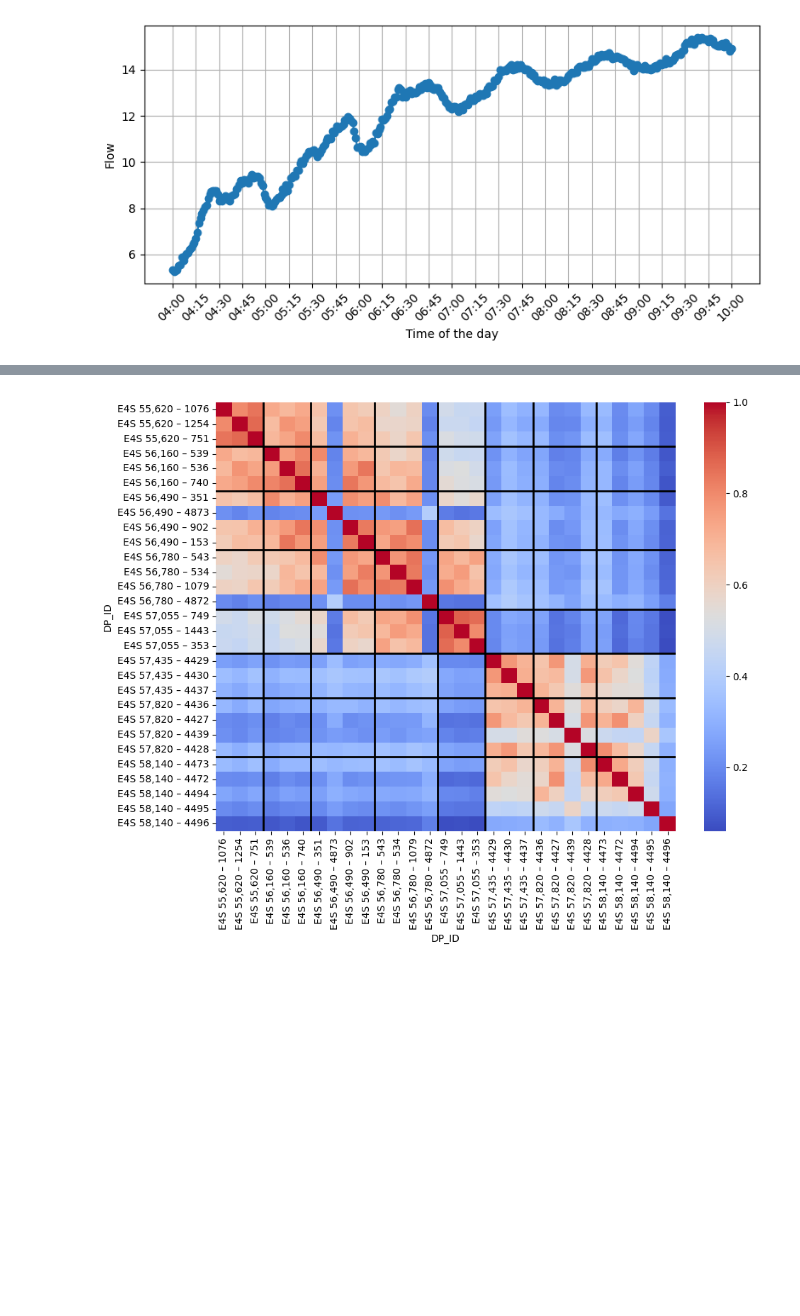
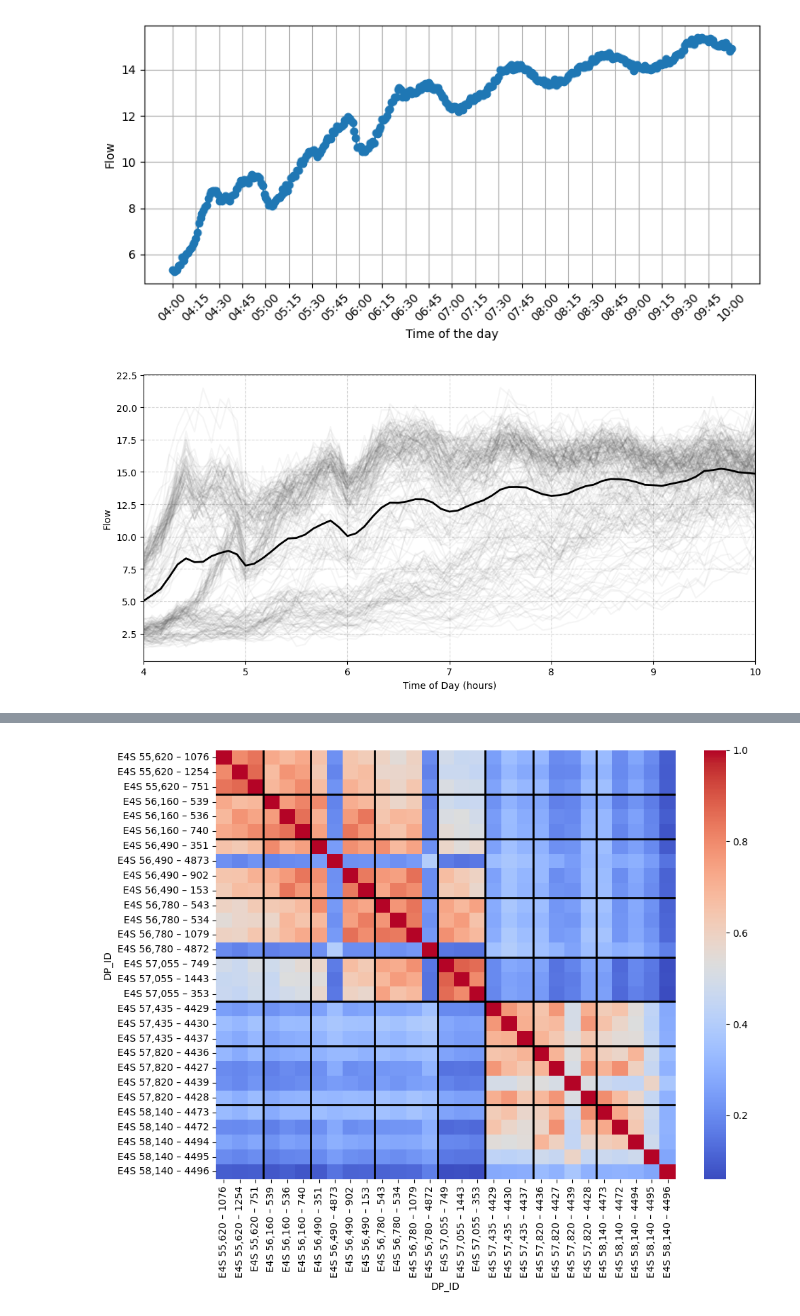
Before and after one commit to Jojo18-20/Project_AI_Transportation, a Jupyter notebook: data_exploration.ipynb, the cells around one changed output, grey strips where cells are left out. Drawn from its saved outputs; the diff is of its cells as text; code cells hidden in the pictures; blank space fills up the shorter version.

```diff
--- a/data_exploration.ipynb
+++ b/data_exploration.ipynb
@@ -133,0 +142,27 @@ df['PORTAL_clean'] = df['PORTAL'].apply(
+# %%
+#graph over day (
+df_graph=df.copy()
+df_graph['Minutes'] = df_graph['Datetime'].dt.hour * 60 + df_graph['Datetime'].dt.minute
+df_graph['Minutes_5'] = (df_graph['Minutes'] // 5) * 5
+flow_matrix = df_graph.pivot_table(index='Date_only', columns='Minutes_5', values='FLOW', aggfunc='mean')
+#flow_matrix = df_graph.pivot_table(index='Date_only', columns='Minutes_5', values='SPEED_MS_AVG', aggfunc='mean')
+
+x_axis_hours = np.array(flow_matrix.columns) / 60
+vectorized_day_dataset = flow_matrix.values
+ndays = vectorized_day_dataset.shape[0]
+
+#Plot
+fig, ax = plt.subplots(figsize=(10, 5))
+ax.plot(np.array([x_axis_hours]*ndays).T, vectorized_day_dataset.T, color='#444444', alpha=0.05)
+ax.plot(x_axis_hours, np.nanmean(vectorized_day_dataset, axis=0), color='black', linewidth=2)
+ax.set_ylabel('Flow')
+#ax.set_ylabel('Speed')
+ax.set_xlabel('Time of Day (hours)')
+ax.set_xlim(4, 10)
+plt.grid(True, linestyle='--', alpha=0.5)
+plt.tight_layout()
+plt.savefig("Plots/Flow/daily_profile.png")
+#plt.savefig("Plots/Speed/daily_profile.png")
+plt.show()
+# %% [output]
+[figure, added]
```
Also changed, not shown: parts of 35 cells of this notebook.
